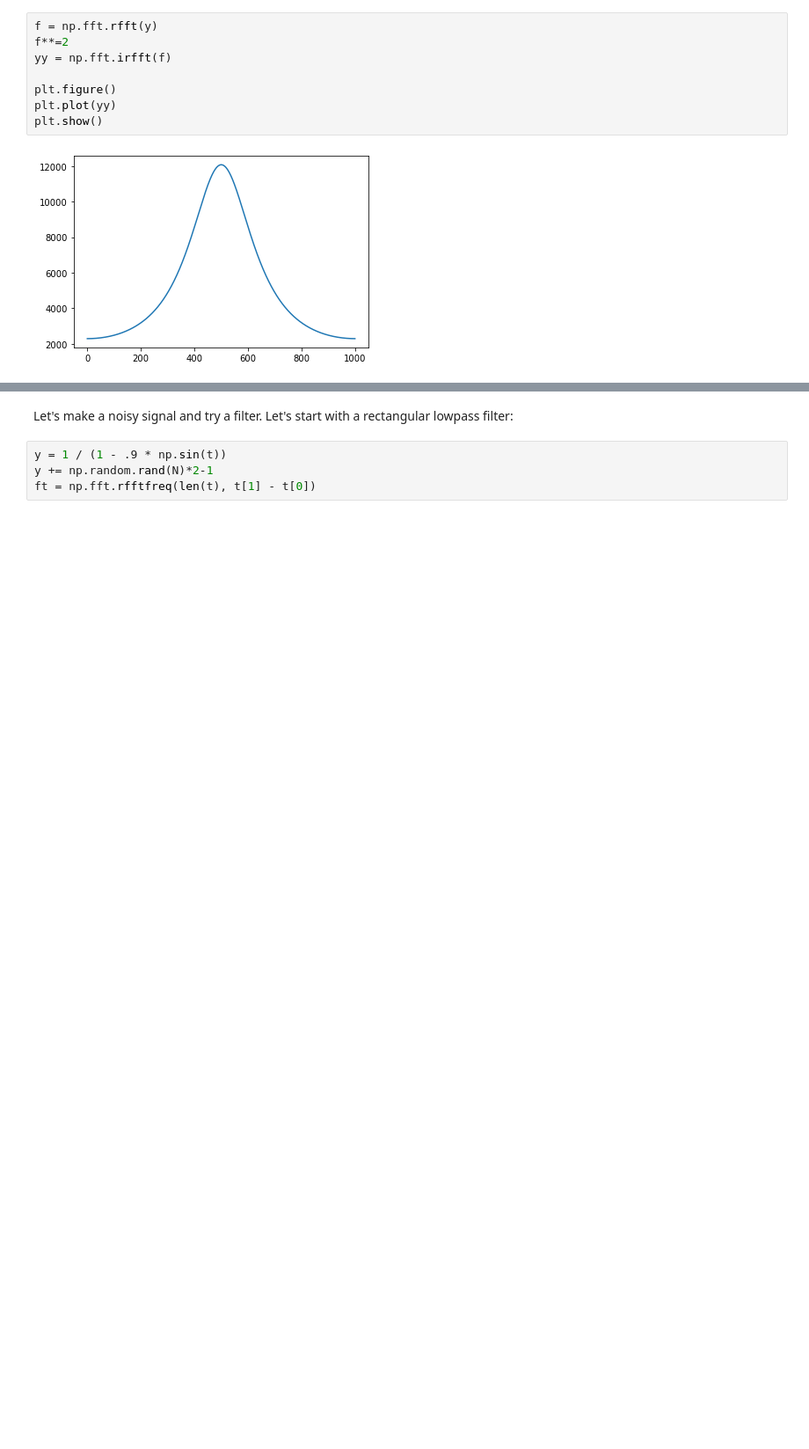
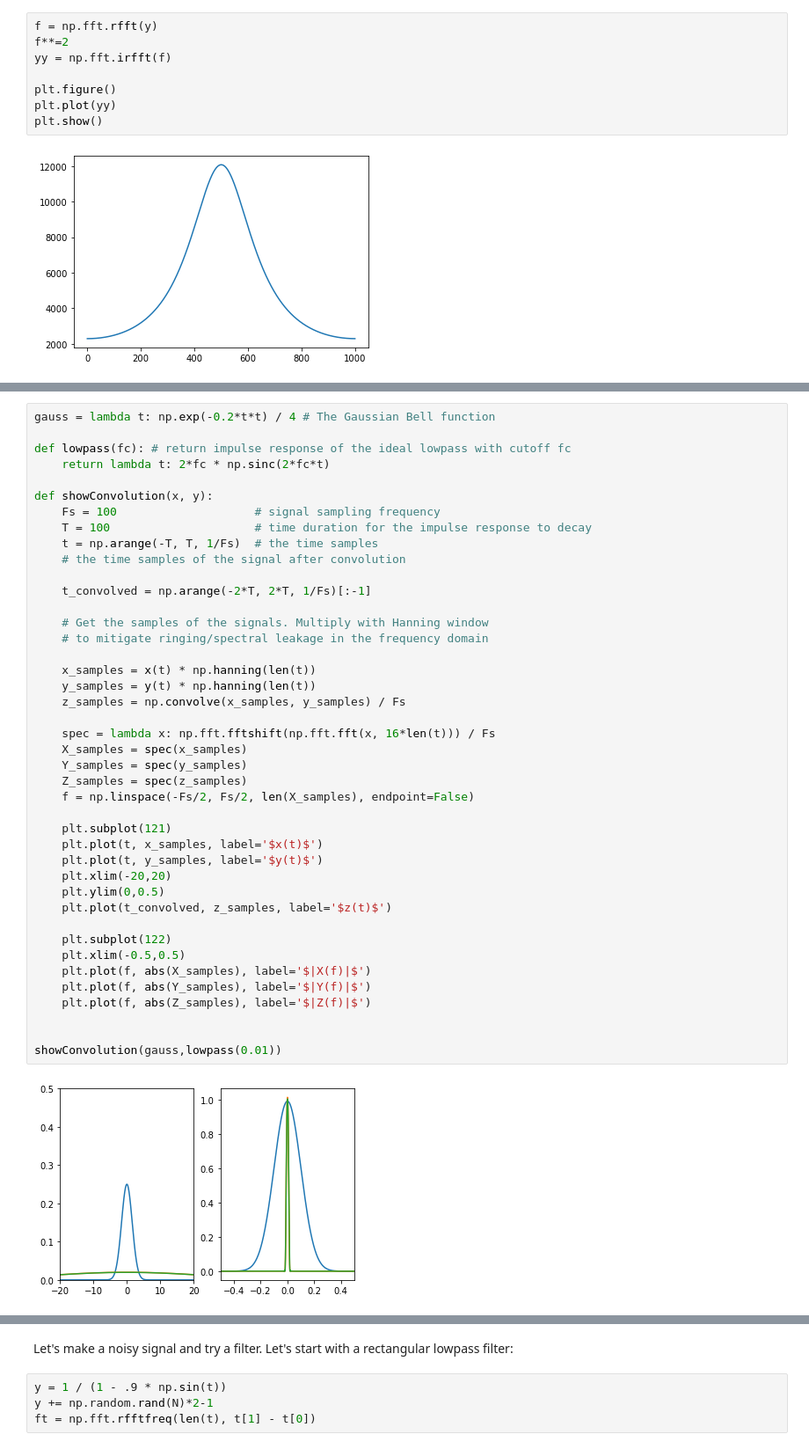
Before and after one commit to Comp-Phys-Fall-2020-WVU/ComputationalClass, a Jupyter notebook: notebook_lectures/week11/SignalFiltering.ipynb, the cells around one changed output, grey strips where cells are left out. Shown at 88% size. Saved outputs shown, nothing was run; the diff lists cells and outputs as text; blank space fills up the shorter version.

```diff
--- a/notebook_lectures/week11/SignalFiltering.ipynb
+++ b/notebook_lectures/week11/SignalFiltering.ipynb
@@ -101,0 +188,44 @@ plt.show()
+# %%
+gauss = lambda t: np.exp(-0.2*t*t) / 4 # The Gaussian Bell function
+
+def lowpass(fc): # return impulse response of the ideal lowpass with cutoff fc
+    return lambda t: 2*fc * np.sinc(2*fc*t)
+
+def showConvolution(x, y):
+    Fs = 100                    # signal sampling frequency
+    T = 100                     # time duration for the impulse response to decay
+    t = np.arange(-T, T, 1/Fs)  # the time samples
+    # the time samples of the signal after convolution
+
+    t_convolved = np.arange(-2*T, 2*T, 1/Fs)[:-1]
+
+    # Get the samples of the signals. Multiply with Hanning window
+    # to mitigate ringing/spectral leakage in the frequency domain
+
+    x_samples = x(t) * np.hanning(len(t))
+    y_samples = y(t) * np.hanning(len(t))
+    z_samples = np.convolve(x_samples, y_samples) / Fs
+
+    spec = lambda x: np.fft.fftshift(np.fft.fft(x, 16*len(t))) / Fs
+    X_samples = spec(x_samples)
+    Y_samples = spec(y_samples)
+    Z_samples = spec(z_samples)
+    f = np.linspace(-Fs/2, Fs/2, len(X_samples), endpoint=False)
+
+    plt.subplot(121)
+    plt.plot(t, x_samples, label='$x(t)$')
+    plt.plot(t, y_samples, label='$y(t)$')
+    plt.xlim(-20,20)
+    plt.ylim(0,0.5)
+    plt.plot(t_convolved, z_samples, label='$z(t)$')
+
+    plt.subplot(122)
+    plt.xlim(-0.5,0.5)
+    plt.plot(f, abs(X_samples), label='$|X(f)|$')
+    plt.plot(f, abs(Y_samples), label='$|Y(f)|$')
+    plt.plot(f, abs(Z_samples), label='$|Z(f)|$')
+
+
+showConvolution(gauss,lowpass(0.01))
+# %% [output]
+[figure, added]
```
Also changed, not shown: parts of 8 cells of this notebook, 18 other files.
